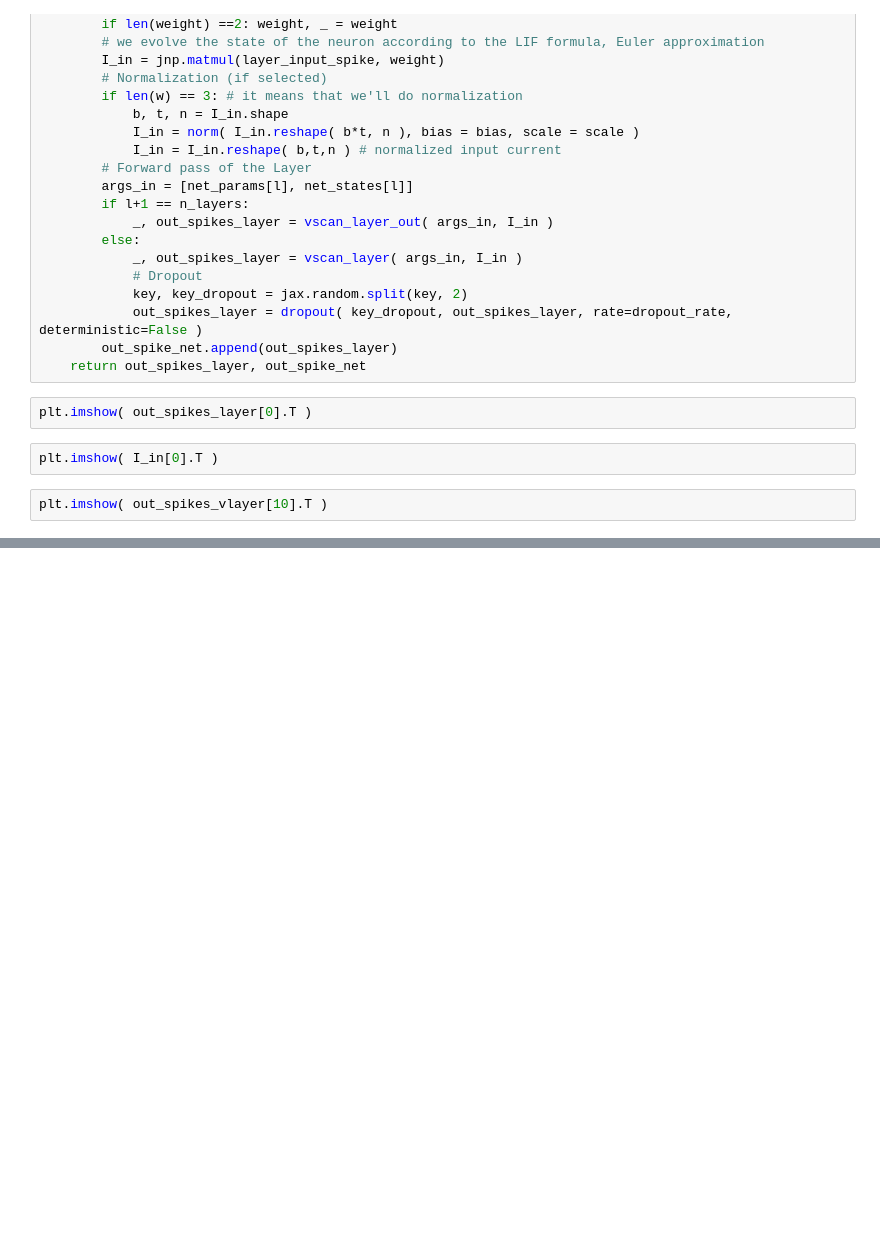
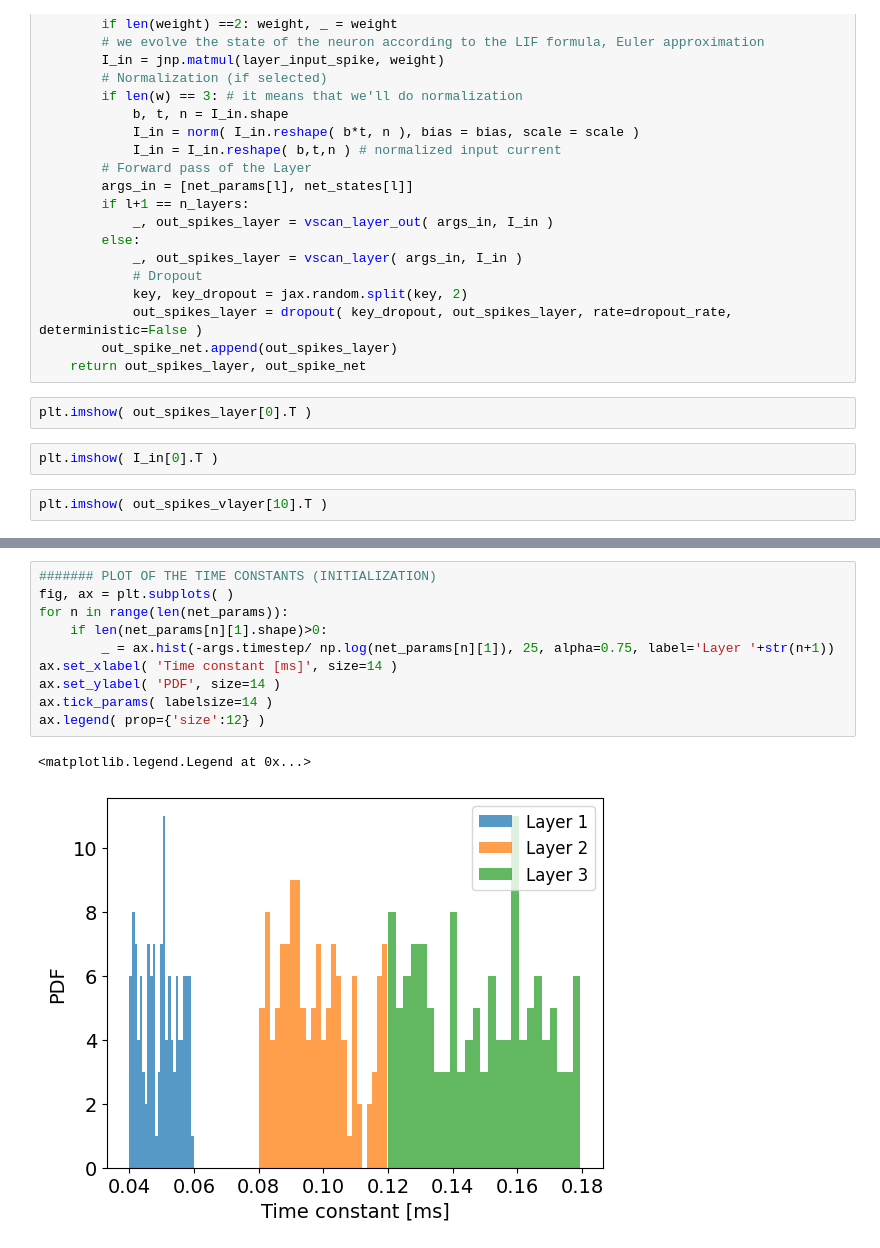
Before and after one commit to EIS-Hub/hSNN, a Jupyter notebook: debug.ipynb, the cells around one changed output, grey strips where cells are left out. Cells and saved outputs as stored; diff of their text form; blank space fills up the shorter version.

```diff
--- a/debug.ipynb
+++ b/debug.ipynb
@@ -212,0 +660,13 @@ plt.imshow( out_spikes_vlayer[10].T )
+# %%
+####### PLOT OF THE TIME CONSTANTS (INITIALIZATION)
+fig, ax = plt.subplots( )
+for n in range(len(net_params)):
+    if len(net_params[n][1].shape)>0:
+        _ = ax.hist(-args.timestep/ np.log(net_params[n][1]), 25, alpha=0.75, label='Layer '+str(n+1))
+ax.set_xlabel( 'Time constant [ms]', size=14 )
+ax.set_ylabel( 'PDF', size=14 )
+ax.tick_params( labelsize=14 )
+ax.legend( prop={'size':12} )
+# %% [output]
+<matplotlib.legend.Legend at 0x...>
+[figure, added]
```
Also changed, not shown: parts of 33 cells of this notebook, 5 other files.
